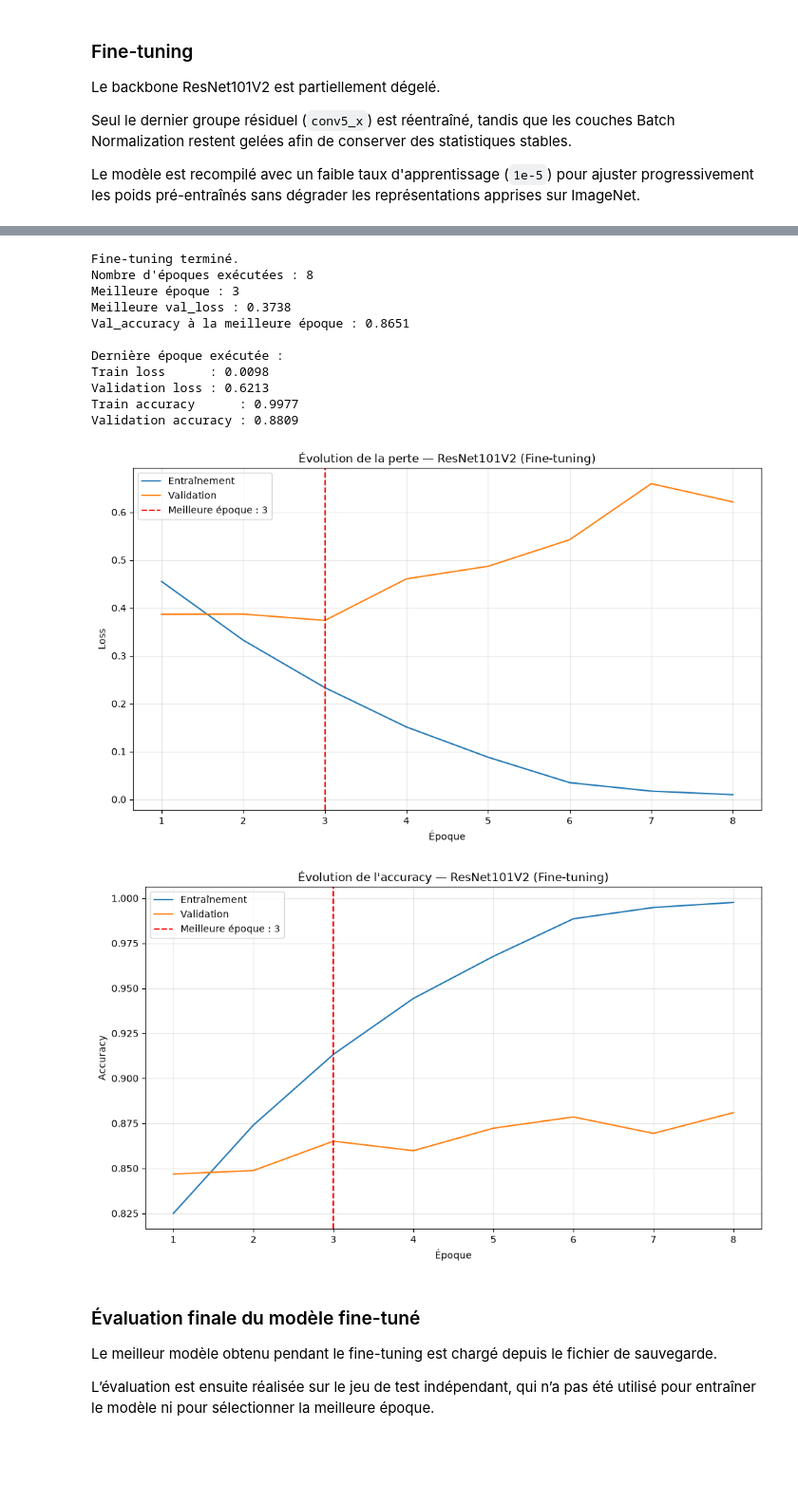
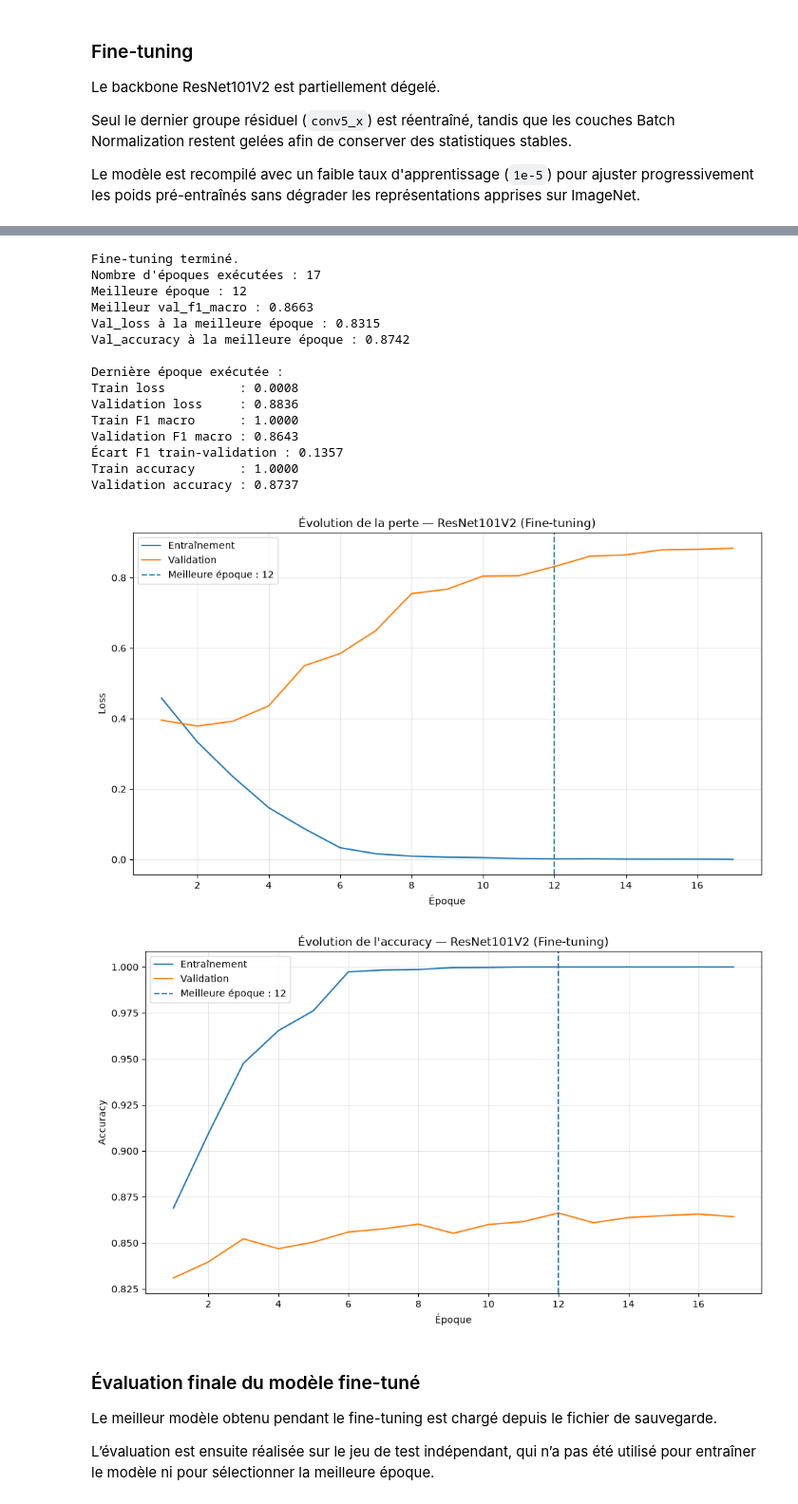
Before and after one commit to cyrilmarat/Liora_Covid, a Jupyter notebook: notebooks/Modelisation/ResNet/ResNet101V2_unbalanced.ipynb, the cells around one changed output, grey strips where cells are left out. Shown at 95% size. Cells and saved outputs as stored; diff of their text form; code cells hidden in the pictures; blank space fills up the shorter version.

```diff
--- a/notebooks/Modelisation/ResNet/ResNet101V2_unbalanced.ipynb
+++ b/notebooks/Modelisation/ResNet/ResNet101V2_unbalanced.ipynb
@@ -613 +672,6 @@ Learning rate phase 1 : 0.0001
+# %%
+macro_f1_callback = MacroF1Callback(
+    train_ds=train_ds,
+    val_ds=val_ds
+)
 # %%
@@ -1565,8 +1675,13 @@ history_phase2_df
 epochs_completed_phase2 = len(history_phase2_df)
 
 best_epoch_phase2 = (
-    history_phase2_df["val_loss"].idxmin()
+    history_phase2_df["val_f1_macro"].idxmax()
 )
+
+best_val_f1_phase2 = history_phase2_df.loc[
+    best_epoch_phase2,
+    "val_f1_macro"
+]
 
 best_val_loss_phase2 = history_phase2_df.loc[
     best_epoch_phase2,
@@ -1586,6 +1701,14 @@ final_val_loss_phase2 = history_phase2_df[
     "val_loss"
 ].iloc[-1]
 
+final_train_f1_phase2 = history_phase2_df[
+    "f1_macro"
+].iloc[-1]
+
+final_val_f1_phase2 = history_phase2_df[
+    "val_f1_macro"
+].iloc[-1]
+
 final_train_accuracy_phase2 = history_phase2_df[
     "accuracy"
 ].iloc[-1]
@@ -1597,31 +1720,45 @@ final_val_accuracy_phase2 = history_phase2_df[
 print("Fine-tuning terminé.")
 print("Nombre d'époques exécutées :", epochs_completed_phase2)
 print("Meilleure époque :", best_epoch_phase2)
-print(f"Meilleure val_loss : {best_val_loss_phase2:.4f}")
+print(f"Meilleur val_f1_macro : {best_val_f1_phase2:.4f}")
+print(
+    f"Val_loss à la meilleure époque : "
+    f"{best_val_loss_phase2:.4f}"
+)
 print(
     f"Val_accuracy à la meilleure époque : "
     f"{best_val_accuracy_phase2:.4f}"
 )
 
 print("\nDernière époque exécutée :")
-print(f"Train loss      : {final_train_loss_phase2:.4f}")
-print(f"Validation loss : {final_val_loss_phase2:.4f}")
+print(f"Train loss          : {final_train_loss_phase2:.4f}")
+print(f"Validation loss     : {final_val_loss_phase2:.4f}")
+print(f"Train F1 macro      : {final_train_f1_phase2:.4f}")
+print(f"Validation F1 macro : {final_val_f1_phase2:.4f}")
+print(
+    f"Écart F1 train-validation : "
+    f"{final_train_f1_phase2 - final_val_f1_phase2:.4f}"
+)
 print(f"Train accuracy      : {final_train_accuracy_phase2:.4f}")
 print(f"Validation accuracy : {final_val_accuracy_phase2:.4f}")
 # %% [output]
 Fine-tuning terminé.
-Nombre d'époques exécutées : 8
-Meilleure époque : 3
-Meilleure val_loss : 0.3738
-Val_accuracy à la meilleure époque : 0.8651
+Nombre d'époques exécutées : 17
+Meilleure époque : 12
+Meilleur val_f1_macro : 0.8663
+Val_loss à la meilleure époque : 0.8315
+Val_accuracy à la meilleure époque : 0.8742
 
 Dernière époque exécutée :
-Train loss      : 0.0098
-Validation loss : 0.6213
-Train accuracy      : 0.9977
-Validation accuracy : 0.8809
+Train loss          : 0.0008
+Validation loss     : 0.8836
+Train F1 macro      : 1.0000
+Validation F1 macro : 0.8643
+Écart F1 train-validation : 0.1357
+Train accuracy      : 1.0000
+Validation accuracy : 0.8737
 # %%
-# Courbe de la perte - Phase 2 (Fine-tuning)
+# Courbes de la phase 2
 
 plt.figure(figsize=(10, 6))
 
@@ -1640,8 +1777,6 @@ plt.plot(
 plt.axvline(
     best_epoch_phase2,
     linestyle="--",
-    linewidth=1.5,
-    color="red",
     label=f"Meilleure époque : {best_epoch_phase2}"
 )
 
@@ -1654,42 +1789,40 @@ plt.grid(alpha=0.3)
 plt.tight_layout()
 plt.show()
 # %% [output]
-[figure, old version]
+[figure, new version]
 # %%
 # Courbe de l'accuracy - Phase 2 (Fine-tuning)
 
 plt.figure(figsize=(10, 6))
 
 plt.plot(
     history_phase2_df.index,
-    history_phase2_df["accuracy"],
+    history_phase2_df["f1_macro"],
     label="Entraînement"
 )
 
 plt.plot(
     history_phase2_df.index,
-    history_phase2_df["val_accuracy"],
+    history_phase2_df["val_f1_macro"],
     label="Validation"
 )
 
 plt.axvline(
     best_epoch_phase2,
     linestyle="--",
-    linewidth=1.5,
-    color="red",
     label=f"Meilleure époque : {best_epoch_phase2}"
 )
 
 plt.title("Évolution de l'accuracy — ResNet101V2 (Fine-tuning)")
 plt.xlabel("Époque")
 plt.ylabel("Accuracy")
 plt.legend()
 plt.grid(alpha=0.3)
 
 plt.tight_layout()
 plt.show()
 # %% [output]
-[figure, old version]
+[figure, new version]
 # %% [markdown]
 ### Évaluation finale du modèle fine-tuné
 
```
Also changed, not shown: parts of 26 cells of this notebook, 1 other file.
